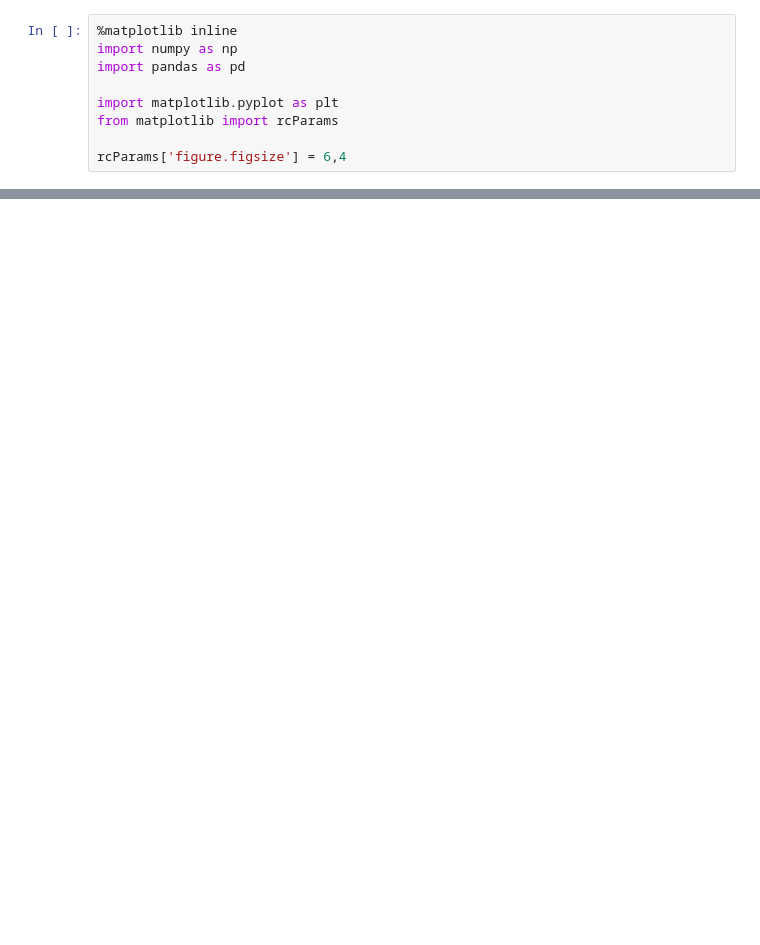
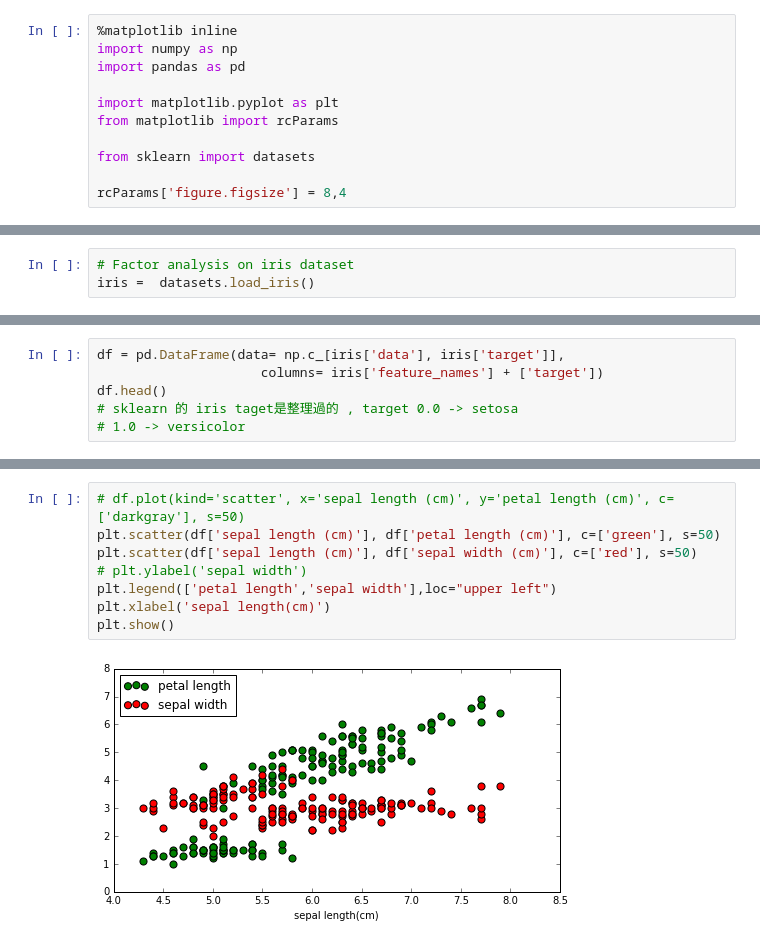
Before and after one commit to kriloc/deeplearning, a Jupyter notebook: mlcode/Lynda – Python for Data Science Essential Training/Chapter 5 - Outlier Analysis.ipynb, the cells around one changed output, grey strips where cells are left out. Saved outputs shown, nothing was run; the diff lists cells and outputs as text; blank space fills up the shorter version.

```diff
--- a/mlcode/Lynda – Python for Data Science Essential Training/Chapter 5 - Outlier Analysis.ipynb
+++ b/mlcode/Lynda – Python for Data Science Essential Training/Chapter 5 - Outlier Analysis.ipynb
@@ -6,4 +6,6 @@ import pandas as pd
 import matplotlib.pyplot as plt
 from matplotlib import rcParams
 
-rcParams['figure.figsize'] = 6,4
+from sklearn import datasets
+
+rcParams['figure.figsize'] = 8,4
@@ -9,0 +23,3 @@ rcParams['figure.figsize'] = 6,4
+# %%
+# Factor analysis on iris dataset
+iris =  datasets.load_iris()
@@ -9,0 +46,6 @@ rcParams['figure.figsize'] = 6,4
+# %%
+df = pd.DataFrame(data= np.c_[iris['data'], iris['target']],
+                     columns= iris['feature_names'] + ['target'])
+df.head()
+# sklearn 的 iris taget是整理過的 , target 0.0 -> setosa
+# 1.0 -> versicolor
@@ -9,0 +59,10 @@ rcParams['figure.figsize'] = 6,4
+# %%
+# df.plot(kind='scatter', x='sepal length (cm)', y='petal length (cm)', c=['darkgray'], s=50)
+plt.scatter(df['sepal length (cm)'], df['petal length (cm)'], c=['green'], s=50)
+plt.scatter(df['sepal length (cm)'], df['sepal width (cm)'], c=['red'], s=50)
+# plt.ylabel('sepal width')
+plt.legend(['petal length','sepal width'],loc="upper left")
+plt.xlabel('sepal length(cm)')
+plt.show()
+# %% [output]
+[figure, added]
```
Also changed, not shown: parts of 7 cells of this notebook.
